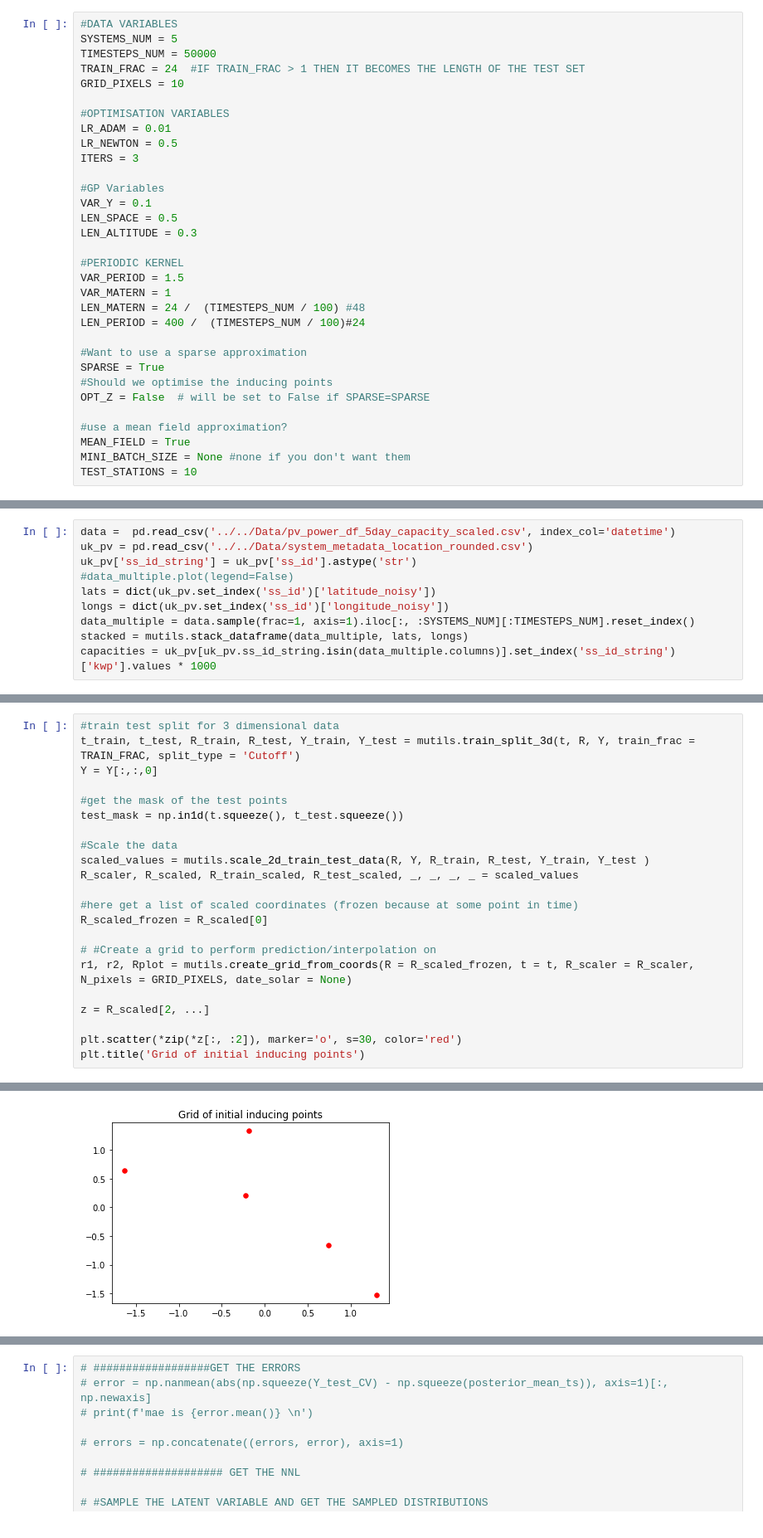
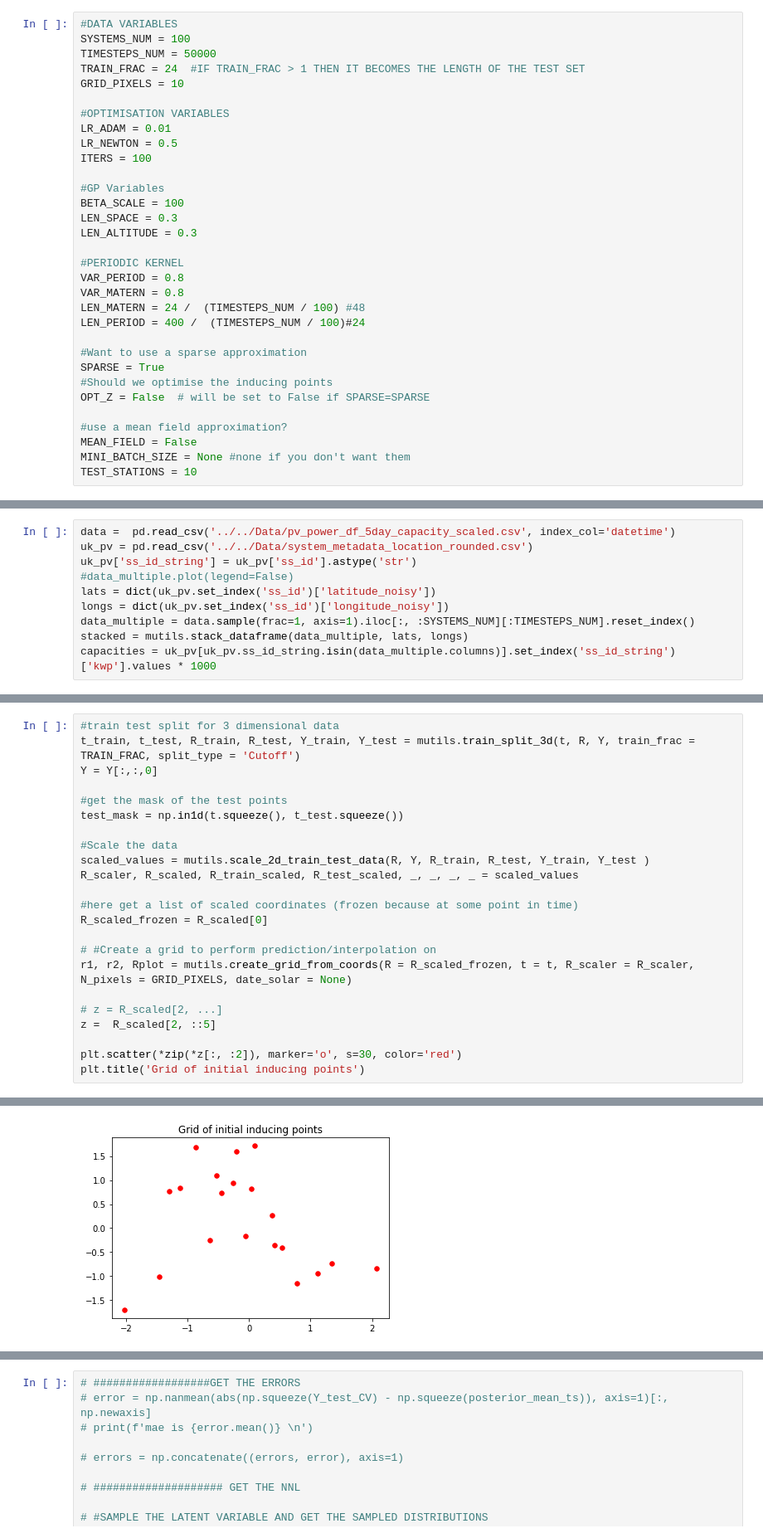
Before and after one commit to SeanNassimiha/CSML-MSc-Project, a Jupyter notebook: Models/Bounded_GPs-Implement_CV.ipynb, the cells around one changed output, grey strips where cells are left out. Shown at 83% size. Drawn from its saved outputs; the diff is of its cells as text.

```diff
--- a/Models/Bounded_GPs-Implement_CV.ipynb
+++ b/Models/Bounded_GPs-Implement_CV.ipynb
@@ -25,7 +25,7 @@ import kernels_definitions as kerns
 %autoreload 2
 # %%
 #DATA VARIABLES
-SYSTEMS_NUM = 5
+SYSTEMS_NUM = 100
 TIMESTEPS_NUM = 50000
 TRAIN_FRAC = 24  #IF TRAIN_FRAC > 1 THEN IT BECOMES THE LENGTH OF THE TEST SET
 GRID_PIXELS = 10
@@ -33,16 +33,16 @@ GRID_PIXELS = 10
 #OPTIMISATION VARIABLES
 LR_ADAM = 0.01
 LR_NEWTON = 0.5
-ITERS = 3
+ITERS = 100
 
 #GP Variables
-VAR_Y = 0.1
-LEN_SPACE = 0.5
+BETA_SCALE = 100
+LEN_SPACE = 0.3
 LEN_ALTITUDE = 0.3
 
 #PERIODIC KERNEL
-VAR_PERIOD = 1.5
-VAR_MATERN = 1
+VAR_PERIOD = 0.8
+VAR_MATERN = 0.8
 LEN_MATERN = 24 /  (TIMESTEPS_NUM / 100) #48
 LEN_PERIOD = 400 /  (TIMESTEPS_NUM / 100)#24
 
@@ -52,7 +52,7 @@ SPARSE = True
 OPT_Z = False  # will be set to False if SPARSE=SPARSE
 
 #use a mean field approximation?
-MEAN_FIELD = True
+MEAN_FIELD = False
 MINI_BATCH_SIZE = None #none if you don't want them
 TEST_STATIONS = 10
 # %%
@@ -127,27 +119,28 @@ WARNING:absl:No GPU/TPU found, falling back to CPU. (Set TF_CPP_MIN_LOG_LEVEL=0
 # %%
 #train test split for 3 dimensional data
 t_train, t_test, R_train, R_test, Y_train, Y_test = mutils.train_split_3d(t, R, Y, train_frac = TRAIN_FRAC, split_type = 'Cutoff')
 Y = Y[:,:,0]
 
 #get the mask of the test points
 test_mask = np.in1d(t.squeeze(), t_test.squeeze())
 
 #Scale the data
 scaled_values = mutils.scale_2d_train_test_data(R, Y, R_train, R_test, Y_train, Y_test )
 R_scaler, R_scaled, R_train_scaled, R_test_scaled, _, _, _, _ = scaled_values
 
 #here get a list of scaled coordinates (frozen because at some point in time)
 R_scaled_frozen = R_scaled[0]
 
 # #Create a grid to perform prediction/interpolation on
 r1, r2, Rplot = mutils.create_grid_from_coords(R = R_scaled_frozen, t = t, R_scaler = R_scaler, N_pixels = GRID_PIXELS, date_solar = None)
 
-z = R_scaled[2, ...]
+# z = R_scaled[2, ...]
+z =  R_scaled[2, ::5]
 
 plt.scatter(*zip(*z[:, :2]), marker='o', s=30, color='red')
 plt.title('Grid of initial inducing points')
 # %% [output]
 Text(0.5, 1.0, 'Grid of initial inducing points')
-[figure, old version]
+[figure, new version]
 # %%
 #FIXED WINDOW OF 5000 train and 24 test, the 5000 train slide forward
```
Also changed, not shown: parts of 20 cells of this notebook, 6 other files.
